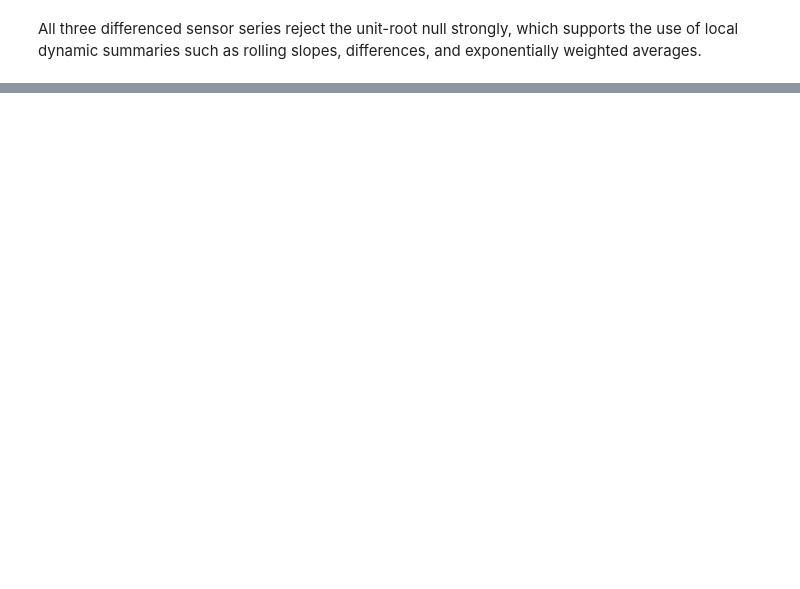
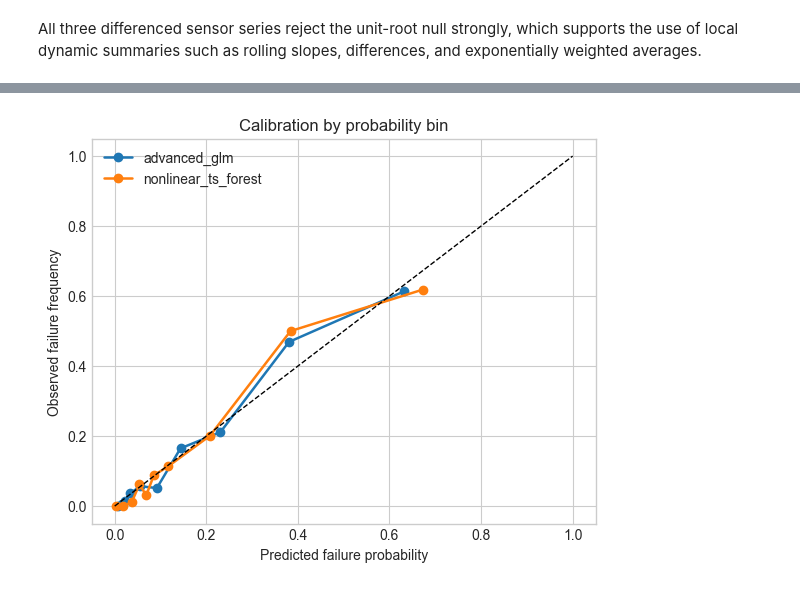
Before and after one commit to Jackyfirrest/time-series-predictive-maintenance, a Jupyter notebook: notebooks/final_project_analysis.ipynb, the cells around one changed output, grey strips where cells are left out. Saved outputs shown, nothing was run; the diff lists cells and outputs as text; code cells hidden in the pictures; blank space fills up the shorter version.

```diff
--- a/notebooks/final_project_analysis.ipynb
+++ b/notebooks/final_project_analysis.ipynb
@@ -105,0 +261,6 @@ For future work, a natural next step would be a real benchmark such as NASA C-MA
+# %%
+calibration = pd.concat([
+    calibration_table(advanced_model, test_df, "advanced_glm"),
+    calibration_table(tree_model, test_df, "nonlinear_ts_forest"),
+], ignore_index=True)
+calibration.head()
@@ -105,0 +274,12 @@ For future work, a natural next step would be a real benchmark such as NASA C-MA
+# %%
+fig, ax = plt.subplots(figsize=(6.5, 5.0))
+for model_name, subdf in calibration.groupby("model", sort=False):
+    ax.plot(subdf["mean_pred"], subdf["observed_rate"], marker="o", linewidth=1.8, label=model_name)
+ax.plot([0, 1], [0, 1], linestyle="--", color="black", linewidth=1)
+ax.set_xlabel("Predicted failure probability")
+ax.set_ylabel("Observed failure frequency")
+ax.set_title("Calibration by probability bin")
+ax.legend(frameon=False)
+plt.show()
+# %% [output]
+[figure, added]
```
Also changed, not shown: parts of 57 cells of this notebook, 15 other files.
